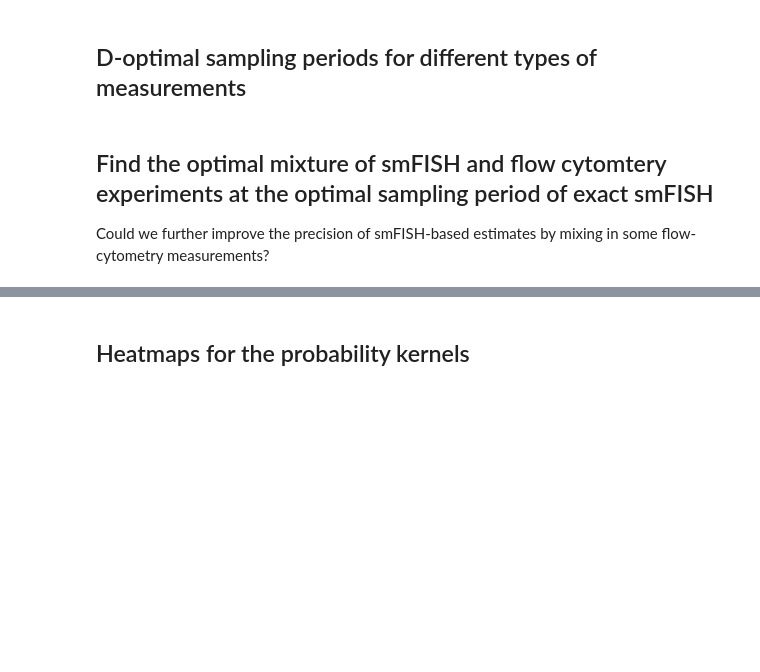
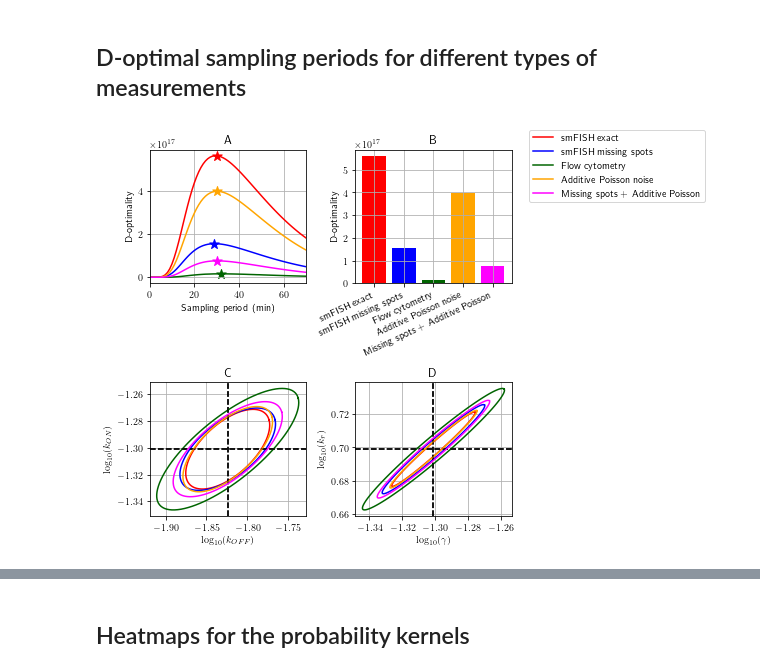
Before and after one commit to voduchuy/NoisyMeasurementFIM, a Jupyter notebook: bursting_gene/bursting_gene_plots.ipynb, the cells around one changed output, grey strips where cells are left out. Drawn from its saved outputs; the diff is of its cells as text; code cells hidden in the pictures; blank space fills up the shorter version.

```diff
--- a/bursting_gene/bursting_gene_plots.ipynb
+++ b/bursting_gene/bursting_gene_plots.ipynb
@@ -15,12 +14,16 @@ labels = {
         'exact': f'smFISH exact',
         'binomial': f'smFISH missing spots',
         'flowcyt': f'Flow cytometry',
+        'poisson': f'Additive Poisson noise',
+        'binomial_poisson': f'Missing spots + Additive Poisson'
 }
 
 colors = {
         'exact': f'red',
         'binomial': f'blue',
         'flowcyt': f'darkgreen',
+        'poisson': 'orange',
+        'binomial_poisson': 'magenta'
 }
 
 with np.load('results/fsp_solutions.npz', allow_pickle=True) as fsp_sol_file:
@@ -35,3 +38,5 @@ with np.load('results/bursting_parameters.npz') as par:
     gamma = par['gamma']
 
 theta = np.array([kon, koff, alpha, gamma])
+
+measurement_methods = ['exact', 'binomial', 'flowcyt', 'poisson', 'binomial_poisson']
@@ -50,12 +42,0 @@ if par_log_transform:
-# %%
-with np.load(f'results/fim_flowcyt.npz') as _:
-    fim_flowcyts = _['fim']
-fig = plt.figure()
-ax = fig.add_subplot()
-for i in range(fim_flowcyts.shape[0]):
-    y = computeCriteria(fim_flowcyts[i, ...])
-    ax.plot(y, linewidth=0.5)
-fim_flowcyt = np.mean(fim_flowcyts, axis=0)
-y = computeCriteria(fim_flowcyt)
-logTransform(fim_flowcyt, theta)
-fim_single_cell["flowcyt"] = fim_flowcyt
@@ -152,3 +44,0 @@ fig.savefig('figs/fim_dopt.pdf', bbox_inches='tight')
-# %% [markdown]
-## Find the optimal mixture of smFISH and flow cytomtery experiments at the optimal sampling period of exact smFISH
-Could we further improve the precision of smFISH-based estimates by mixing in some flow-cytometry measurements?
@@ -185,0 +45,58 @@ print(f"""
+# %%
+with np.load("results/opt_sampling_periods.npz", allow_pickle=True) as _:
+    opt_rates = _["opt_rates"][()]
+    fim_multi_cells_times = _["fim_multi_cells_times"][()]
+    det_fim_multi_cells_times = _["det_fim_multi_cells_times"][()]
+
+DT_MAX = 70
+fig, axs = plt.subplots(2,2)
+fig.set_size_inches(6, 6)
+fig.set_tight_layout(True)
+for im, meas in enumerate(measurement_methods):
+    idx_opt = opt_rates[meas]
+    fims = fim_multi_cells_times[meas]
+    dets = det_fim_multi_cells_times[meas]
+    dt_array = np.linspace(0, len(dets)-1, len(dets))
+
+    axs[0,0].plot(dt_array, dets, label=labels[meas], color=colors[meas])
+    axs[0,0].scatter(dt_array[idx_opt],
+                   dets[idx_opt],
+               100,
+               color=colors[meas],
+                   marker='*')
+
+    axs[0,1].bar(im, dets[idx_opt], color=colors[meas])
+
+    plot_conf_ellipse(fims[idx_opt],
+                      3,
+                      axs[1,0],
+                      [1,0],
+                      np.log10(theta),
+                      colors[meas], '')
+    plot_conf_ellipse(fims[idx_opt],
+                      3,
+                      axs[1,1],
+                      [3,2],
+                      np.log10(theta), colors[meas], '')
+
+h, l = axs[0,0].get_legend_handles_labels()
+fig.legend(h, l, bbox_to_anchor=(1, 0, 1, 1), loc='upper left', ncol=1)
+axs[0, 0].set_xlim([0, DT_MAX])
+axs[0, 0].set_xlabel('Sampling period (min)')
+axs[0, 0].set_ylabel('D-optimality')
+
+axs[0, 1].set_ylabel('D-optimality')
+axs[0, 1].set_xticks(range(len(measurement_methods)))
+axs[0, 1].set_xticklabels([labels[m] for m in measurement_methods], rotation=25, ha='right')
+
+axs[1,0].set_ylabel('$\log_{10}({k_{ON}})$')
+axs[1,0].set_xlabel('$\log_{10}({k_{OFF}})$')
+axs[1,1].set_ylabel('$\log_{10}({k_{r}})$')
+axs[1,1].set_xlabel('$\log_{10}({\gamma})$')
+
+for ax in list(axs.flatten()):
+    ax.grid(True)
+label_axes(axs)
+fig.savefig('figs/bursting_fim_dopt.pdf', bbox_inches='tight')
+# %% [output]
+[figure, added]
```
Also changed, not shown: parts of 11 cells of this notebook, 15 other files.
